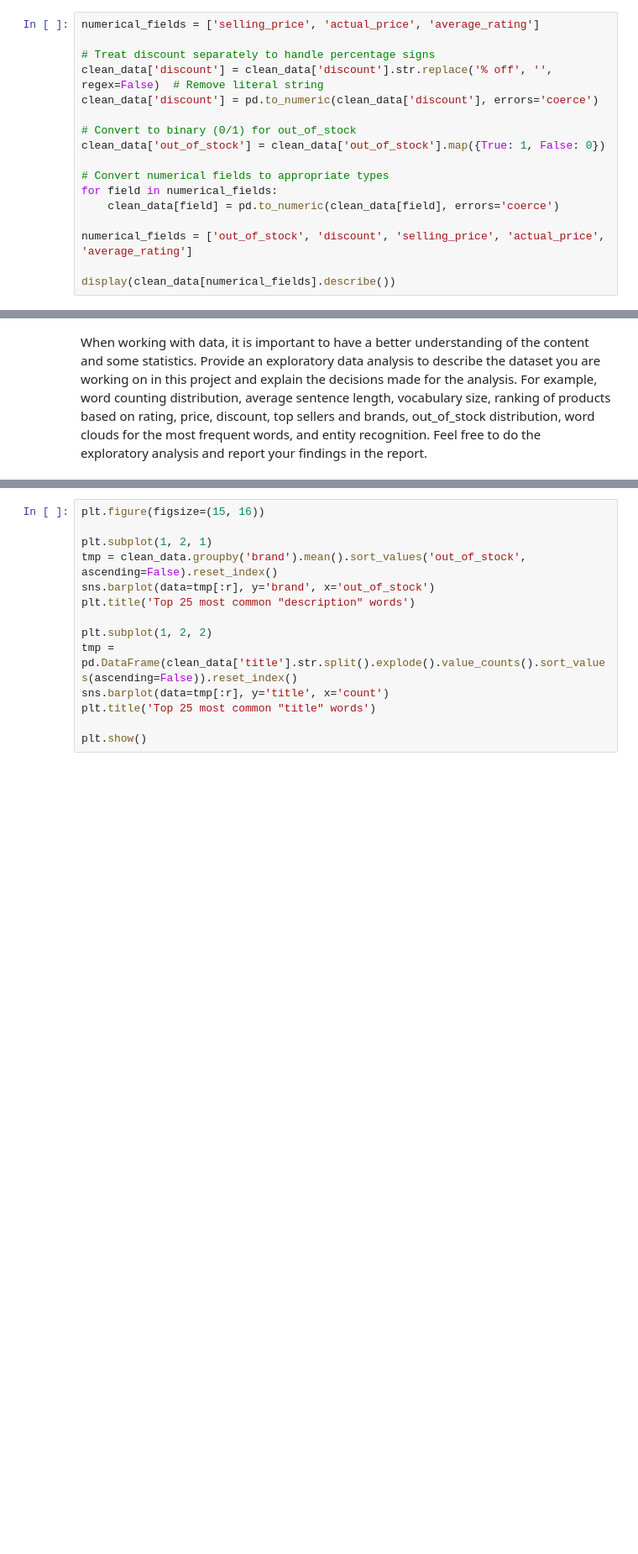
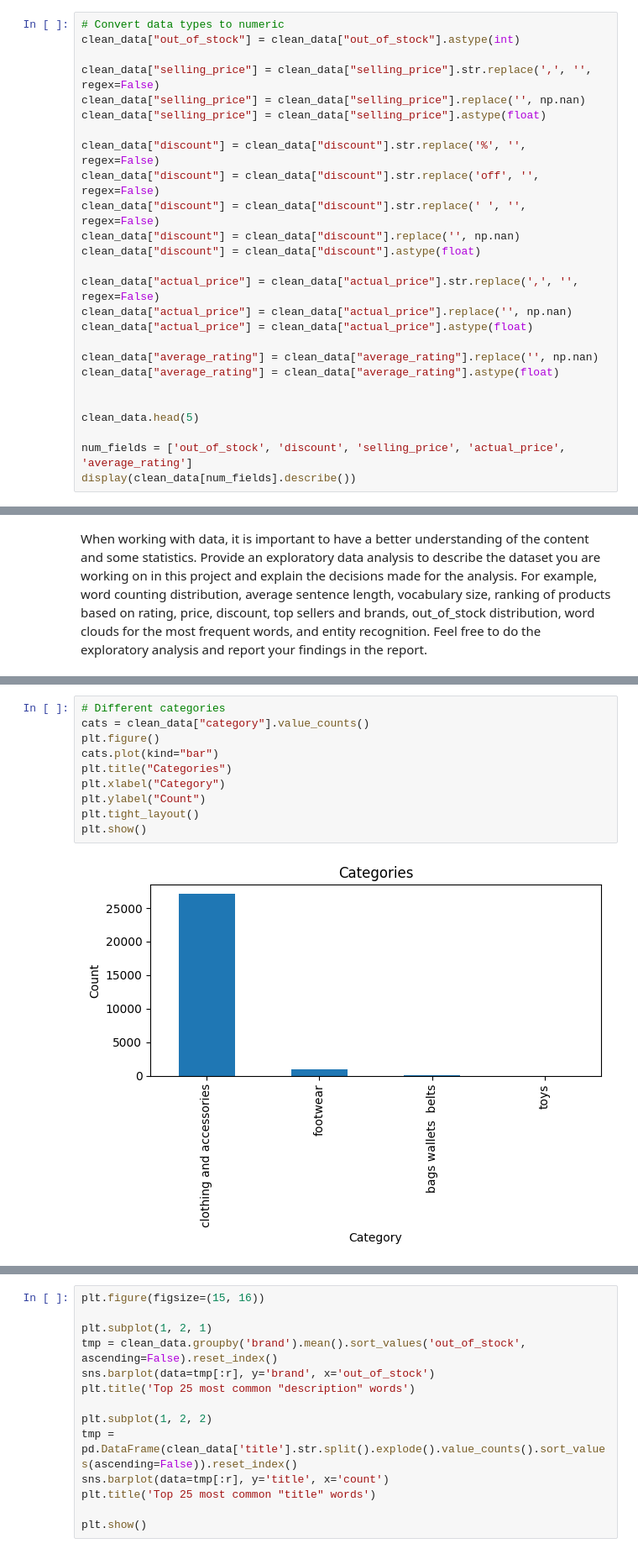
Before and after one commit to LucaFranceschi01/IRWA-2025-G23, a Jupyter notebook: project_progress/part_1/processing_and_eda.ipynb, the cells around one changed output, grey strips where cells are left out. Shown at 84% size. Drawn from its saved outputs; the diff is of its cells as text; blank space fills up the shorter version.

```diff
--- a/project_progress/part_1/processing_and_eda.ipynb
+++ b/project_progress/part_1/processing_and_eda.ipynb
@@ -95,17 +152,26 @@ for field in metadata_fields:
 # %%
-numerical_fields = ['selling_price', 'actual_price', 'average_rating']
+# Convert data types to numeric
+clean_data["out_of_stock"] = clean_data["out_of_stock"].astype(int)
 
-# Treat discount separately to handle percentage signs
-clean_data['discount'] = clean_data['discount'].str.replace('% off', '', regex=False)  # Remove literal string
-clean_data['discount'] = pd.to_numeric(clean_data['discount'], errors='coerce')
+clean_data["selling_price"] = clean_data["selling_price"].str.replace(',', '', regex=False)
+clean_data["selling_price"] = clean_data["selling_price"].replace('', np.nan)
+clean_data["selling_price"] = clean_data["selling_price"].astype(float)
 
-# Convert to binary (0/1) for out_of_stock
-clean_data['out_of_stock'] = clean_data['out_of_stock'].map({True: 1, False: 0})
+clean_data["discount"] = clean_data["discount"].str.replace('%', '', regex=False)
+clean_data["discount"] = clean_data["discount"].str.replace('off', '', regex=False)
+clean_data["discount"] = clean_data["discount"].str.replace(' ', '', regex=False)
+clean_data["discount"] = clean_data["discount"].replace('', np.nan)
+clean_data["discount"] = clean_data["discount"].astype(float)
 
-# Convert numerical fields to appropriate types
-for field in numerical_fields:
-    clean_data[field] = pd.to_numeric(clean_data[field], errors='coerce')
+clean_data["actual_price"] = clean_data["actual_price"].str.replace(',', '', regex=False)
+clean_data["actual_price"] = clean_data["actual_price"].replace('', np.nan)
+clean_data["actual_price"] = clean_data["actual_price"].astype(float)
 
-numerical_fields = ['out_of_stock', 'discount', 'selling_price', 'actual_price', 'average_rating']
+clean_data["average_rating"] = clean_data["average_rating"].replace('', np.nan)
+clean_data["average_rating"] = clean_data["average_rating"].astype(float)
 
-display(clean_data[numerical_fields].describe())
+
+clean_data.head(5)
+
+num_fields = ['out_of_stock', 'discount', 'selling_price', 'actual_price', 'average_rating']
+display(clean_data[num_fields].describe())
@@ -134,0 +237,12 @@ print(f'Vocabulary size is {clean_data['description'].str.split().explode().nuni
+# %%
+# Different categories
+cats = clean_data["category"].value_counts()
+plt.figure()
+cats.plot(kind="bar")
+plt.title("Categories")
+plt.xlabel("Category")
+plt.ylabel("Count")
+plt.tight_layout()
+plt.show()
+# %% [output]
+[figure, added]
```
Also changed, not shown: parts of 18 cells of this notebook.
